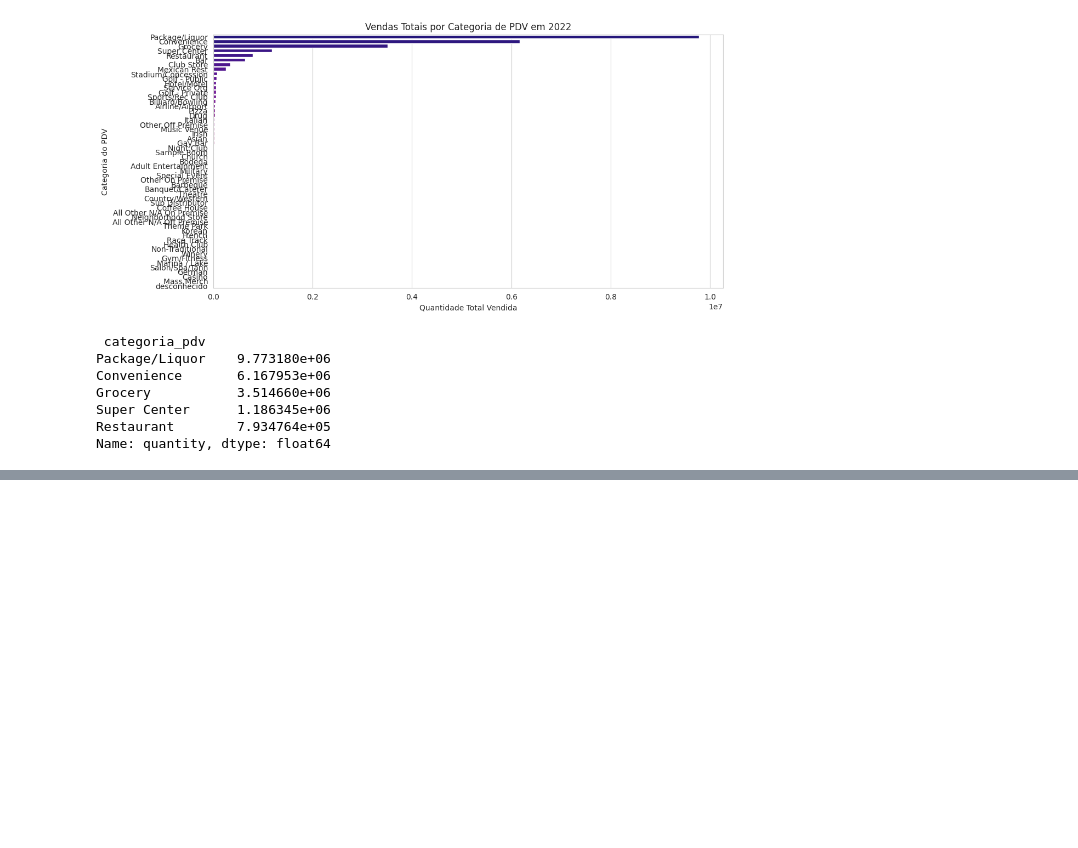
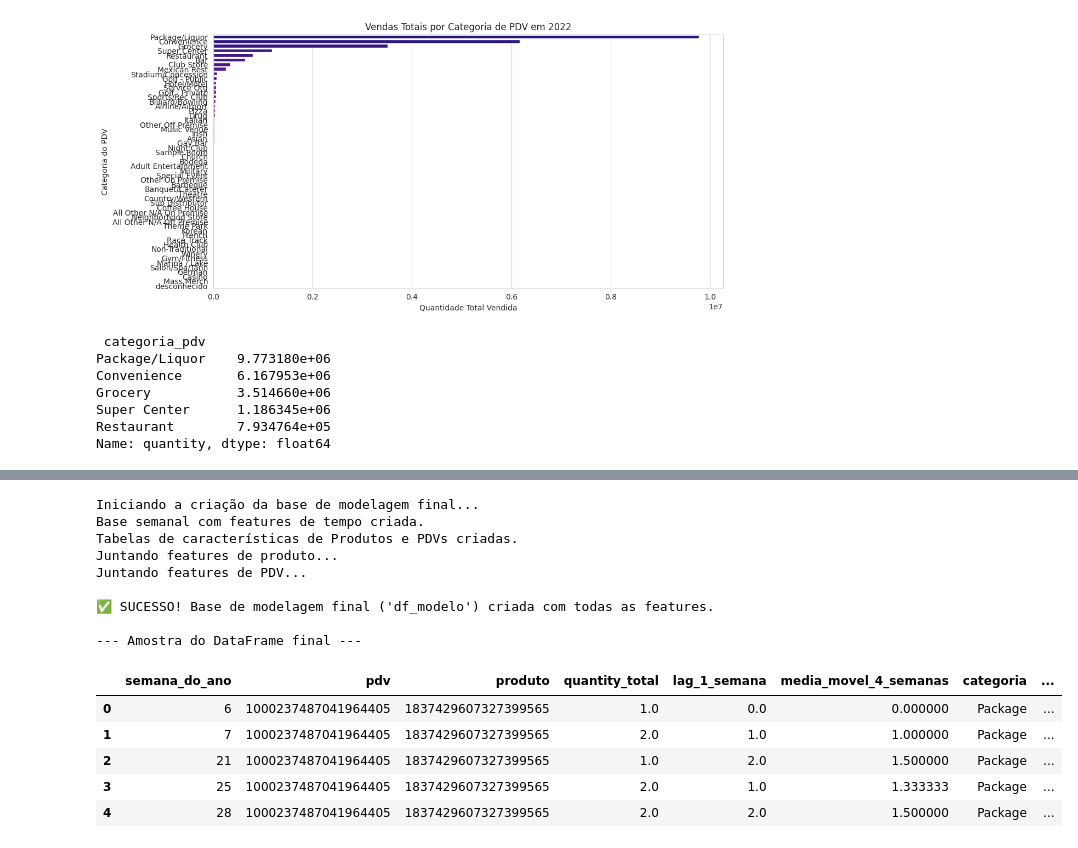
Before and after one commit to gustavokatsuo/Data-Prophets-Big-Data, a Jupyter notebook: notebooks/analise_exploratoria.ipynb, the cells around one changed output, grey strips where cells are left out. Drawn from its saved outputs; the diff is of its cells as text; code cells hidden in the pictures; blank space fills up the shorter version.

```diff
--- a/notebooks/analise_exploratoria.ipynb
+++ b/notebooks/analise_exploratoria.ipynb
@@ -395,0 +474,72 @@ Name: quantity, dtype: float64
+# %%
+# Garante que df_limpo existe e tem as features de categoria (is_package, etc)
+if 'df_limpo' not in locals() or 'is_package_category' not in df_limpo.columns:
+    print("ERRO: Rode as células anteriores de limpeza e criação de features de categoria primeiro.")
+else:
+    print("Iniciando a criação da base de modelagem final...")
+
+    # --- PARTE 1: Base semanal com features de tempo (Lags e Janelas Móveis) ---
+
+    # Agrega as vendas para uma frequência semanal por produto/pdv
+    df_semanal = df_limpo.reset_index().groupby([
+        'semana_do_ano',
+        'pdv',
+        'produto'
+    ]).agg(
+        quantity_total=('quantity', 'sum')
+    ).reset_index()
+
+    # Ordena os dados para calcular lags e janelas móveis corretamente
+    df_semanal.sort_values(by=['pdv', 'produto', 'semana_do_ano'], inplace=True)
+
+    # Cria as features de Lag e Janela Móvel
+    df_semanal['lag_1_semana'] = df_semanal.groupby(['pdv', 'produto'])['quantity_total'].shift(1)
+    df_semanal['media_movel_4_semanas'] = df_semanal.groupby(['pdv', 'produto'])['quantity_total'].transform(
+        lambda x: x.rolling(4, min_periods=1).mean().shift(1) # Usamos shift(1) para não usar a informação da própria semana
+    )
+
+    # Preenche os NaNs criados pelos lags/janelas (primeiras semanas de cada produto)
+    df_semanal.fillna(0, inplace=True)
+    print("Base semanal com features de tempo criada.")
+
+    # --- PARTE 2: Trazendo de volta as Features de Categoria ---
+
+    # Cria uma "tabela de identidade" para os produtos, sem duplicatas
+    features_produto = df_limpo[['produto', 'categoria', 'marca', 'is_package_category']].drop_duplicates(subset=['produto'])
+
+    # Cria uma "tabela de identidade" para os PDVs, sem duplicatas
+    features_pdv = df_limpo[['pdv', 'categoria_pdv', 'zipcode', 'is_package_liquor_pdv']].drop_duplicates(subset=['pdv'])
+
+    print("Tabelas de características de Produtos e PDVs criadas.")
+
+    # Passo 3: Une (merge) as características de volta na base semanal
+    print("Juntando features de produto...")
+    df_modelo = pd.merge(df_semanal, features_produto, on='produto', how='left')
+
+    print("Juntando features de PDV...")
+    df_modelo = pd.merge(df_modelo, features_pdv, on='pdv', how='left')
+
+    print("\n✅ SUCESSO! Base de modelagem final ('df_modelo') criada com todas as features.")
+
+    print("\n--- Amostra do DataFrame final ---")
+    display(df_modelo.head())
+
+    print("\n--- Verificação final de nulos ---")
+    # Verificamos se os merges criaram algum nulo inesperado
+    print(df_modelo.isnull().sum())
+# %% [output]
+Iniciando a criação da base de modelagem final...
+Base semanal com features de tempo criada.
+Tabelas de características de Produtos e PDVs criadas.
+Juntando features de produto...
+Juntando features de PDV...
+
+✅ SUCESSO! Base de modelagem final ('df_modelo') criada com todas as features.
+
+--- Amostra do DataFrame final ---
+|  | semana_do_ano | pdv | produto | quantity_total | lag_1_semana | media_movel_4_semanas | categoria | ... |
+| 0 | 6 | 1000237487041964405 | 1837429607327399565 | 1.0 | 0.0 | 0.000000 | Package | ... |
+| 1 | 7 | 1000237487041964405 | 1837429607327399565 | 2.0 | 1.0 | 1.000000 | Package | ... |
+| 2 | 21 | 1000237487041964405 | 1837429607327399565 | 1.0 | 2.0 | 1.500000 | Package | ... |
+| 3 | 25 | 1000237487041964405 | 1837429607327399565 | 2.0 | 1.0 | 1.333333 | Package | ... |
+| 4 | 28 | 1000237487041964405 | 1837429607327399565 | 2.0 | 2.0 | 1.500000 | Package | ... |
```
Also changed, not shown: parts of 12 cells of this notebook.
